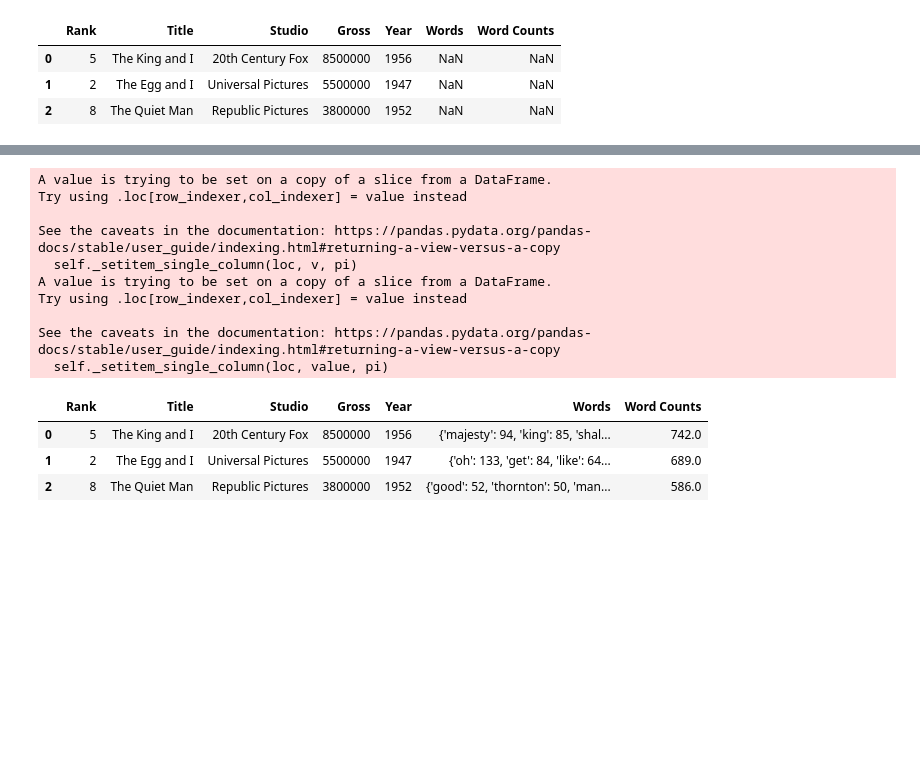
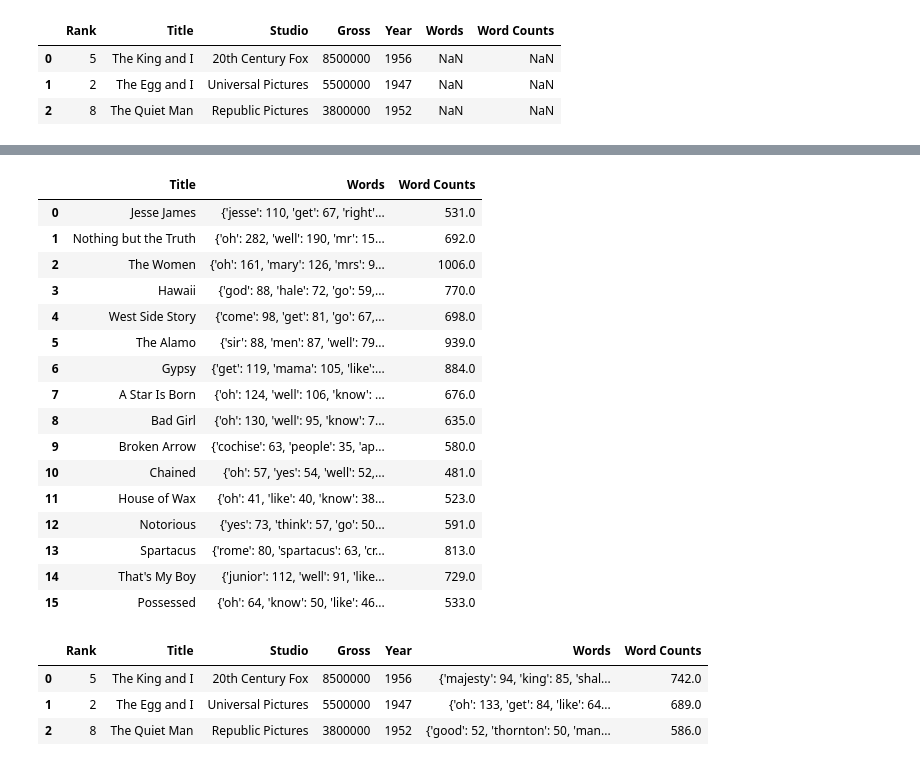
Before and after one commit to mbransons/vocab_in_film_dialogue, a Jupyter notebook: film_data.ipynb, the cells around one changed output, grey strips where cells are left out. Saved outputs shown, nothing was run; the diff lists cells and outputs as text; code cells hidden in the pictures; blank space fills up the shorter version.

```diff
--- a/film_data.ipynb
+++ b/film_data.ipynb
@@ -369,3 +369,7 @@ movies_needed
 | 0 | 5 | The King and I | 20th Century Fox | 8500000 | 1956 | NaN | NaN |
 | 1 | 2 | The Egg and I | Universal Pictures | 5500000 | 1947 | NaN | NaN |
 | 2 | 8 | The Quiet Man | Republic Pictures | 3800000 | 1952 | NaN | NaN |
+# %%
+data = {'Title': ['Jesse James', 'Nothing but the Truth', 'The Women', 'Hawaii', 'West Side Story', 'The Alamo', 'Gypsy', 'A Star Is Born', 'Bad Girl', 'Broken Arrow', 'Chained', 'House of Wax', 'Notorious', 'Spartacus', "That's My Boy", 'Possessed']}
+short_movie_df = pd.DataFrame(data)
+short_movie_df
@@ -462,9 +484,9 @@ def main(args):
 
 prob_movies = []
 
-for file_name in os.listdir("prob_srts"):
+for file_name in os.listdir("more_prob_srts"):
 
-    with open(os.path.join("prob_srts", file_name), 'r', encoding="ISO-8859-1") as f:
+    with open(os.path.join("more_prob_srts", file_name), 'r', encoding="ISO-8859-1") as f:
        lines = f.readlines()
        new_lines = clean_up(lines)
 
@@ -494,26 +516,40 @@ for file_name in os.listdir("prob_srts"):
     movie_last_word = movie_strs[l-2]
     # print(movie_name, movie_year, dict(new_data.most_common()))
 
-    found_movies = movies_needed[movies_needed['Title'].apply(lambda x: x.lower().__contains__(movie_last_word.lower())) & (movies_needed['Title'].apply(lambda x: x.lower().__contains__(movie_first_word.lower())) ) & (movies_needed['Year'] == movie_year)]
+    # found_movies = movies_needed[movies_needed['Title'].apply(lambda x: x.lower().__contains__(movie_last_word.lower())) & (movies_needed['Title'].apply(lambda x: x.lower().__contains__(movie_first_word.lower())) ) & (movies_needed['Year'] == movie_year)]
+
+    found_movies = short_movie_df[short_movie_df['Title'].apply(lambda x: x.lower().__contains__(movie_last_word.lower()))]
 
     i = found_movies.index
 
 
     if len(i) == 1:
       # all_movies.loc[all_movies.index[i[0]], 'Words'] = dict(new_data.most_common())
-      m = movies_needed.index[i[0]]
-      movies_needed.loc[m, 'Words'] = [deepcopy(dict(new_data.most_common()))]
-      movies_needed.loc[movies_needed.index[i[0]], 'Word Counts'] = len(new_data.most_common())
-    else:
-      prob_movies.append({'movie': movie_name, 'year': movie_year})
+      # m = movies_needed.index[i[0]]
+      # movies_needed.loc[m, 'Words'] = [deepcopy(dict(new_data.most_common()))]
+      # movies_needed.loc[movies_needed.index[i[0]], 'Word Counts'] = len(new_data.most_common())
+      m = short_movie_df.index[i[0]]
+      short_movie_df.loc[m, 'Words'] = [deepcopy(dict(new_data.most_common()))]
+      short_movie_df.loc[short_movie_df.index[i[0]], 'Word Counts'] = len(new_data.most_common())
+    # else:
+    #   prob_movies.append({'movie': movie_name, 'year': movie_year})
-# %% [output]
-A value is trying to be set on a copy of a slice from a DataFrame.
-Try using .loc[row_indexer,col_indexer] = value instead
-
-See the caveats in the documentation: https://pandas.pydata.org/pandas-docs/stable/user_guide/indexing.html#returning-a-view-versus-a-copy
-  self._setitem_single_column(loc, v, pi)
-A value is trying to be set on a copy of a slice from a DataFrame.
-Try using .loc[row_indexer,col_indexer] = value instead
-
-See the caveats in the documentation: https://pandas.pydata.org/pandas-docs/stable/user_guide/indexing.html#returning-a-view-versus-a-copy
-  self._setitem_single_column(loc, value, pi)
+# %%
+short_movie_df
+# %% [output]
+|  | Title | Words | Word Counts |
+| 0 | Jesse James | {'jesse': 110, 'get': 67, 'right'... | 531.0 |
+| 1 | Nothing but the Truth | {'oh': 282, 'well': 190, 'mr': 15... | 692.0 |
+| 2 | The Women | {'oh': 161, 'mary': 126, 'mrs': 9... | 1006.0 |
+| 3 | Hawaii | {'god': 88, 'hale': 72, 'go': 59,... | 770.0 |
+| 4 | West Side Story | {'come': 98, 'get': 81, 'go': 67,... | 698.0 |
+| 5 | The Alamo | {'sir': 88, 'men': 87, 'well': 79... | 939.0 |
+| 6 | Gypsy | {'get': 119, 'mama': 105, 'like':... | 884.0 |
+| 7 | A Star Is Born | {'oh': 124, 'well': 106, 'know': ... | 676.0 |
+| 8 | Bad Girl | {'oh': 130, 'well': 95, 'know': 7... | 635.0 |
+| 9 | Broken Arrow | {'cochise': 63, 'people': 35, 'ap... | 580.0 |
+| 10 | Chained | {'oh': 57, 'yes': 54, 'well': 52,... | 481.0 |
+| 11 | House of Wax | {'oh': 41, 'like': 40, 'know': 38... | 523.0 |
+| 12 | Notorious | {'yes': 73, 'think': 57, 'go': 50... | 591.0 |
+| 13 | Spartacus | {'rome': 80, 'spartacus': 63, 'cr... | 813.0 |
+| 14 | That's My Boy | {'junior': 112, 'well': 91, 'like... | 729.0 |
+| 15 | Possessed | {'oh': 64, 'know': 50, 'like': 46... | 533.0 |
```
Also changed, not shown: parts of 2 cells of this notebook, 2 other files.
